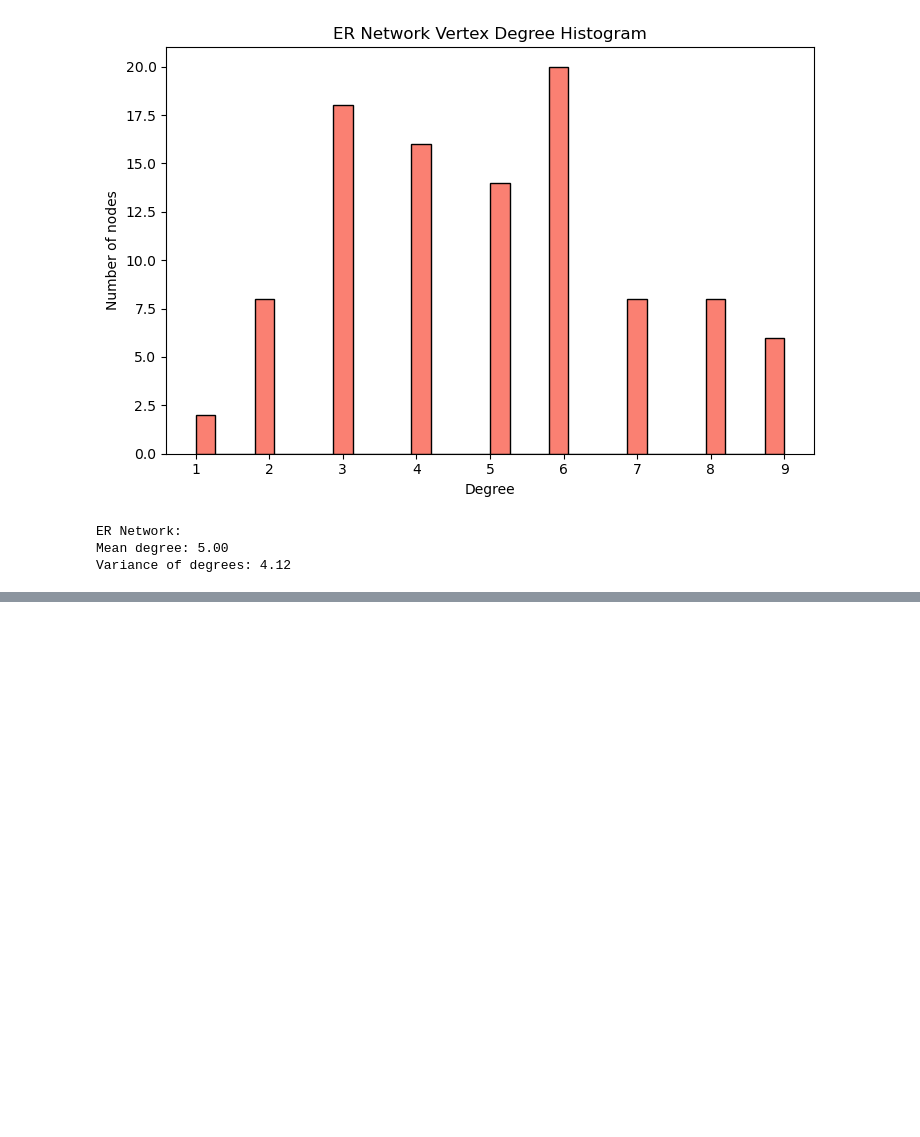
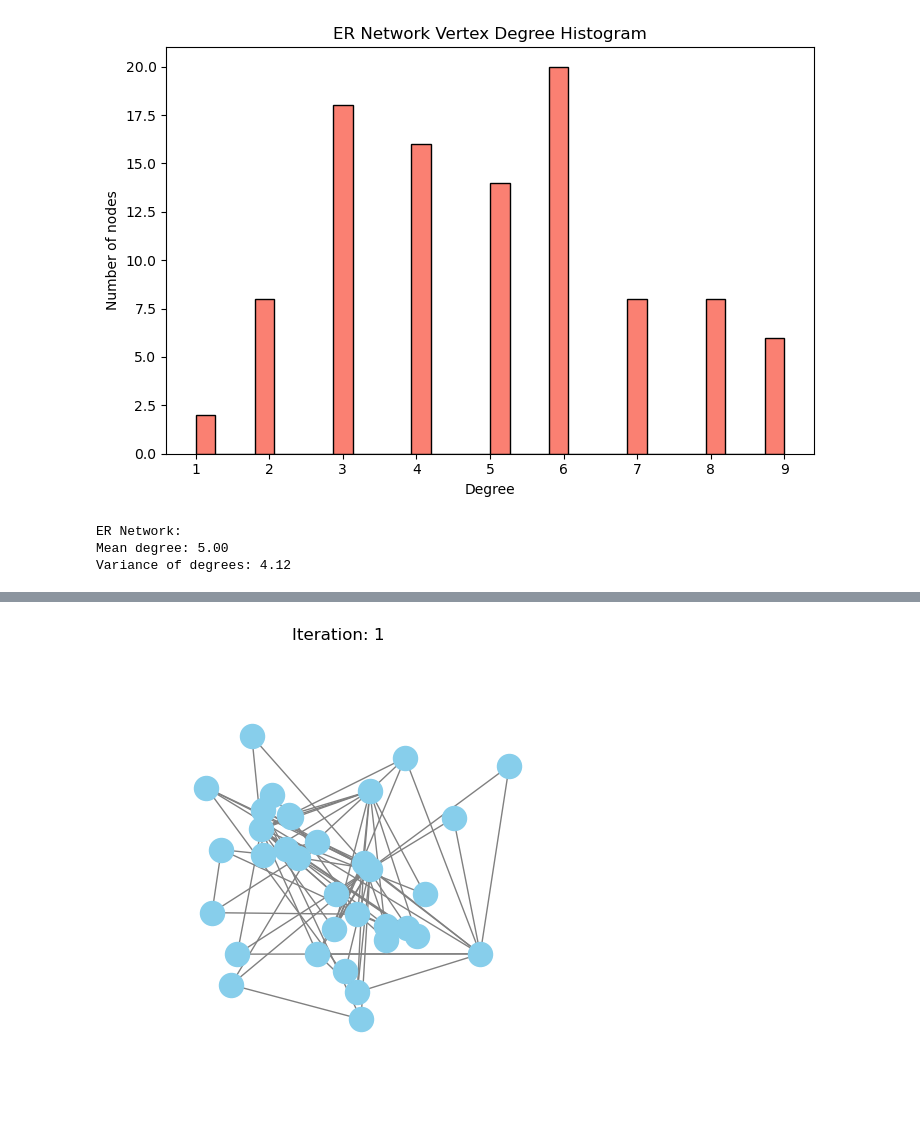
Before and after one commit to kubek22/SNARS, a Jupyter notebook: project3/project3.ipynb, the cells around one changed output, grey strips where cells are left out. Cells and saved outputs as stored; diff of their text form; code cells hidden in the pictures; blank space fills up the shorter version.

```diff
--- a/project3/project3.ipynb
+++ b/project3/project3.ipynb
@@ -229,0 +334,45 @@ Variance of degrees: 4.12
+# %%
+from matplotlib.animation import FuncAnimation
+
+def animate_spring_snapshots(G, frames=50, steps=1, k=0.1):
+    """
+    Animate your existing spring_layout snapshots into a smooth animation.
+    Uses the same logic as your loop but visualizes continuously.
+    """
+    # Initial positions
+    positions = spring_layout(G, iterations=0, k=k)
+    nodes = list(G.nodes())
+    edges = list(G.edges())
+
+    # Prepare figure
+    fig, ax = plt.subplots(figsize=(6, 6))
+    ax.set_title("Spring Layout Evolution")
+    ax.axis("off")
+
+    # Draw initial graph
+    scat = ax.scatter(positions[:, 0], positions[:, 1], s=300, c='skyblue', zorder=2)
+    lines = [ax.plot([], [], 'gray', lw=1, zorder=1)[0] for _ in edges]
+
+    # --- update function called by FuncAnimation ---
+    def update(frame):
+        nonlocal positions
+        # advance simulation for a few steps
+        positions = spring_layout(G, iterations=steps, initial_x=positions, k=k)
+        scat.set_offsets(positions)
+        for line, (u, v) in zip(lines, edges):
+            line.set_data([positions[u, 0], positions[v, 0]],
+                          [positions[u, 1], positions[v, 1]])
+        ax.set_title(f"Iteration: {(frame + 1) * steps}")
+        return scat, *lines
+
+    ani = FuncAnimation(
+        fig, update, frames=frames, interval=400, blit=True, repeat=False
+    )
+
+    plt.show()
+    return ani
+
+ani = animate_spring_snapshots(G, frames=50, steps=1, k=0.1)
+ani.save("spring_layout_snapshots.gif", writer="pillow", fps=7)
+# %% [output]
+[figure, added]
```
Also changed, not shown: parts of 9 cells of this notebook, 1 other file.
